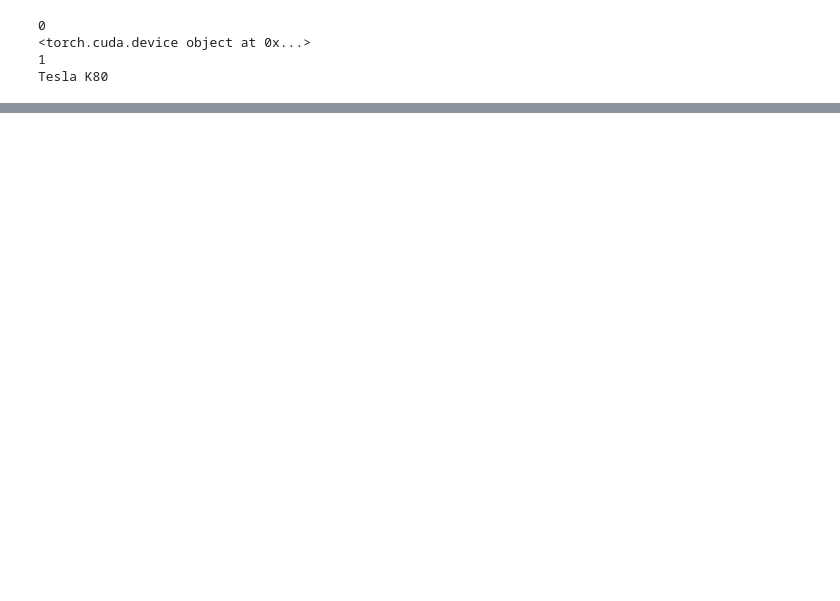
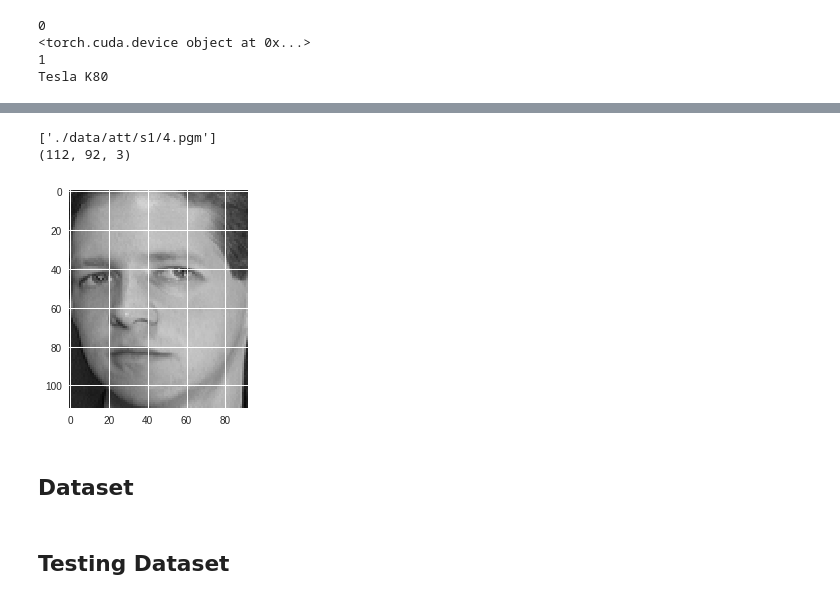
Before and after one commit to MoonL1ght/ML-Things, a Jupyter notebook: COLAB/FaceVerification/FaceVerif.ipynb, the cells around one changed output, grey strips where cells are left out. Cells and saved outputs as stored; diff of their text form; code cells hidden in the pictures; blank space fills up the shorter version.

```diff
--- a/COLAB/FaceVerification/FaceVerif.ipynb
+++ b/COLAB/FaceVerification/FaceVerif.ipynb
@@ -68,0 +122,18 @@ Tesla K80
+# %%
+def image_example():
+    path = './data/att/s1/'
+    images_p = [path + img for img in os.listdir(path)][:1]
+    print(images_p)
+    for img_p in images_p:
+        img = cv2.imread(img_p)
+        print(img.shape)
+        plt.imshow(cv2.cvtColor(img, cv2.COLOR_BGR2RGB))
+        plt.show()
+
+image_example()
+# %% [output]
+['./data/att/s1/4.pgm']
+(112, 92, 3)
+[figure, added]
+# %% [markdown]
+## Dataset
@@ -68,0 +189,2 @@ Tesla K80
+# %% [markdown]
+## Testing Dataset
```
Also changed, not shown: parts of 15 cells of this notebook.
